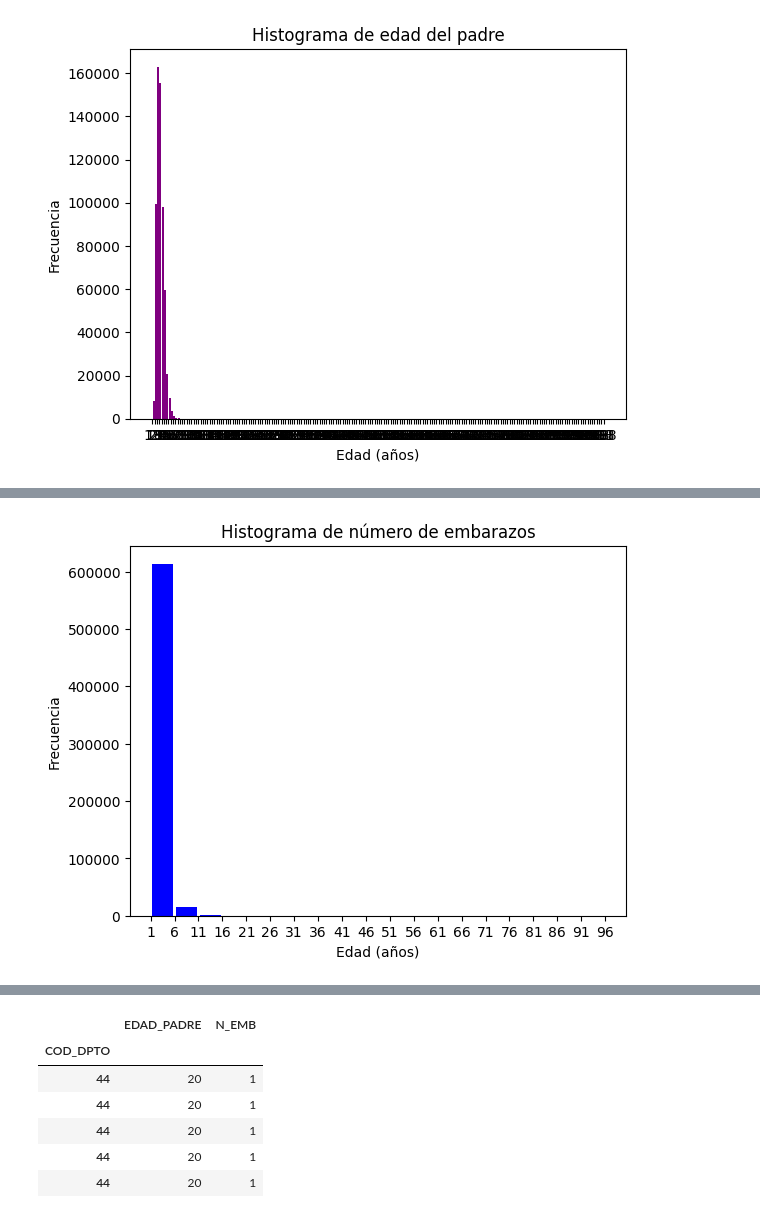
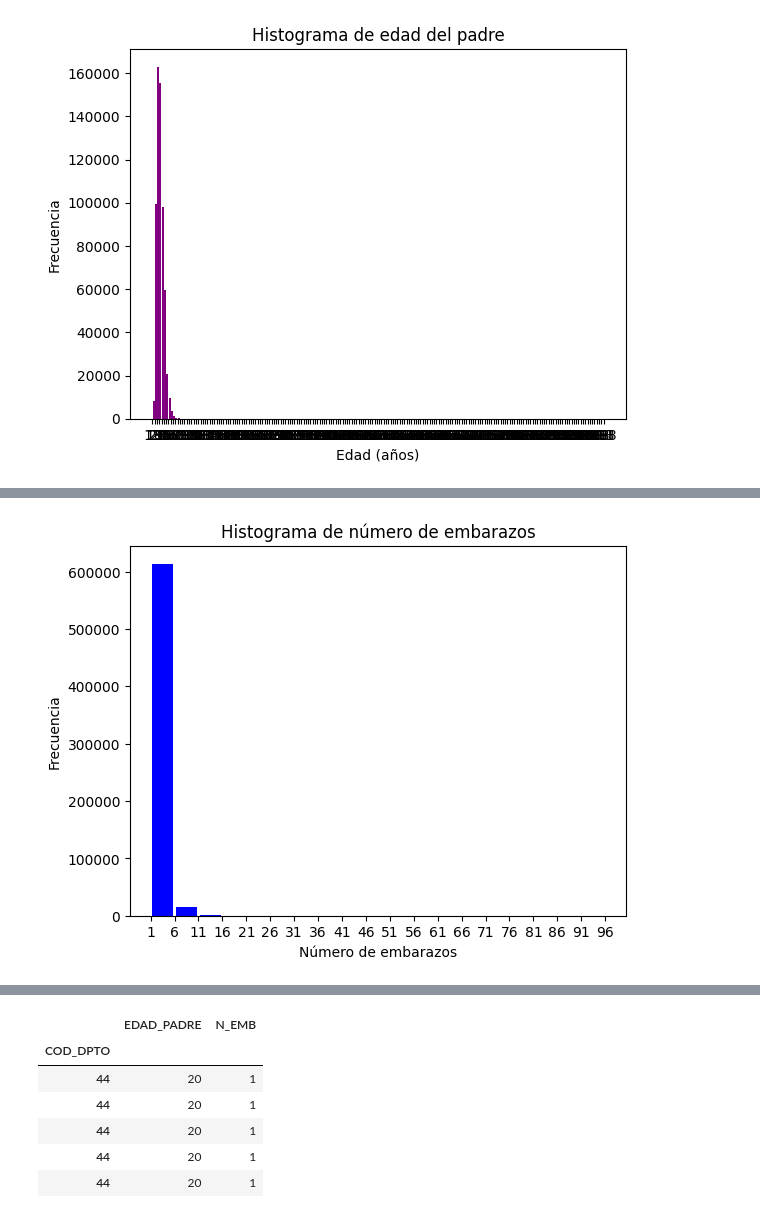
Before and after one commit to AlyFigueroa/Estad-stica-1-y-2, a Jupyter notebook: PartePráctica2.ipynb, the cells around one changed output, grey strips where cells are left out. Cells and saved outputs as stored; diff of their text form; code cells hidden in the pictures.

```diff
--- a/PartePráctica2.ipynb
+++ b/PartePráctica2.ipynb
@@ -63,10 +106,10 @@ plt.show()
 # %%
 intervalos = range(min(df.N_EMB), max(df.N_EMB) + 1, 5)
 plt.hist(df.N_EMB, bins=intervalos, color="blue", rwidth=0.85)
 plt.title("Histograma de número de embarazos")
-plt.xlabel("Edad (años)")
+plt.xlabel("Número de embarazos")
 plt.ylabel("Frecuencia")
 plt.xticks(intervalos)
 plt.show()
 # %% [output]
-[figure, old version]
+[figure, new version]
```
Also changed, not shown: parts of 30 cells of this notebook.
